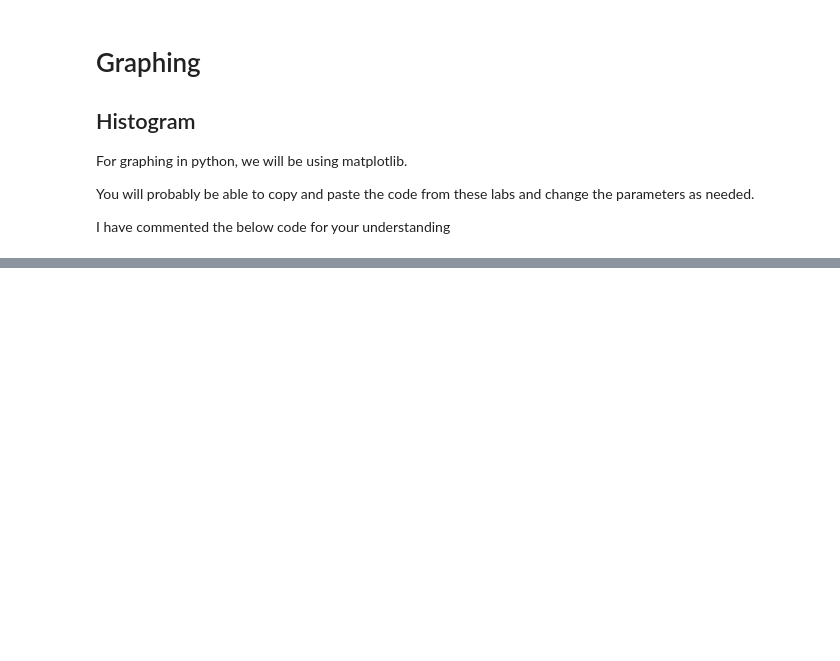
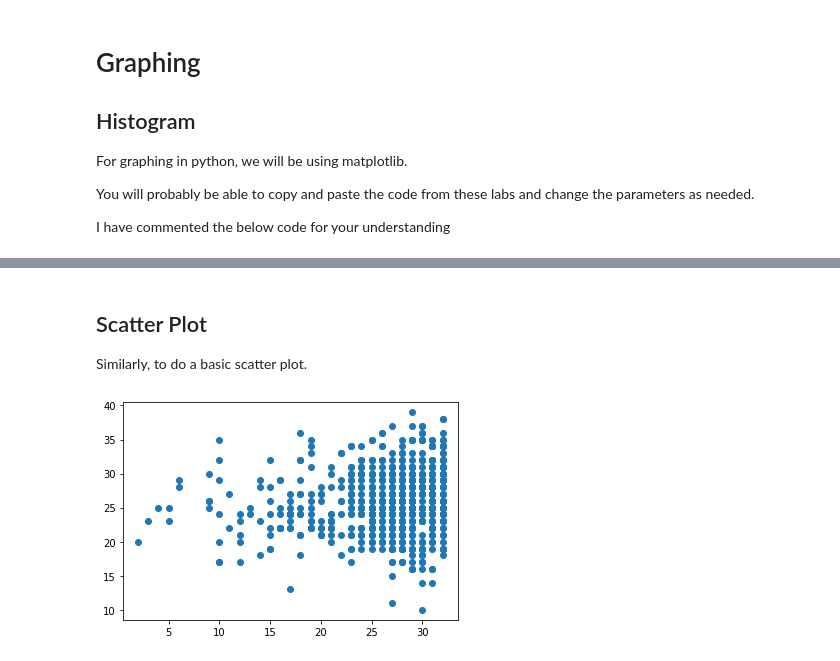
Before and after one commit to Bauer22/Intro-To-Econometrics-In-Python, a Jupyter notebook: Tutorial 1.ipynb, the cells around one changed output, grey strips where cells are left out. Drawn from its saved outputs; the diff is of its cells as text; code cells hidden in the pictures; blank space fills up the shorter version.

Commit message:
updated
added images etc

```diff
--- a/Tutorial 1.ipynb
+++ b/Tutorial 1.ipynb
@@ -49,6 +49,6 @@ Note that the df on the right side of the equals sign is simply the name of the
 
 Typing the dataframe's name and running the code prints the a preview of the dataframe.
 # %%
-df = pd.read_stata("https://github.com/Bauer22/Intro-To-Econometrics-In-Python/blob/main/Datasets/Lab1.dta")
+df = pd.read_stata("C:/Users/patri/Desktop/Metrics TA/Intro-To-Econometrics-In-Python/Datasets/Lab1.dta")
 df
 # %% [output]
@@ -120,0 +191,10 @@ plt.show()
+# %% [markdown]
+## Scatter Plot
+
+Similarly, to do a basic scatter plot.
+# %%
+plt.scatter( df['attend'], df['final'])
+# Actually print the graph
+plt.show()
+# %% [output]
+[figure, added]
```
Also changed, not shown: parts of 8 cells of this notebook, 2 other files.
